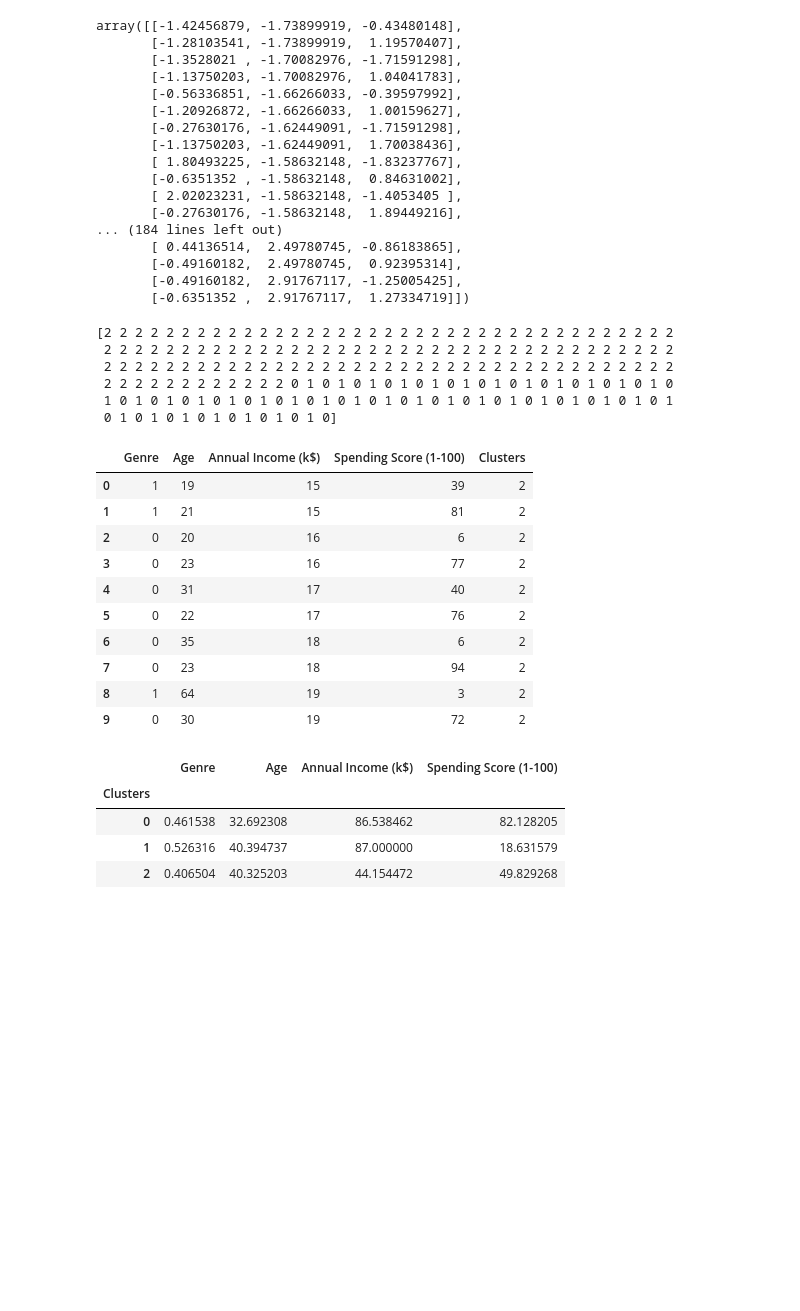
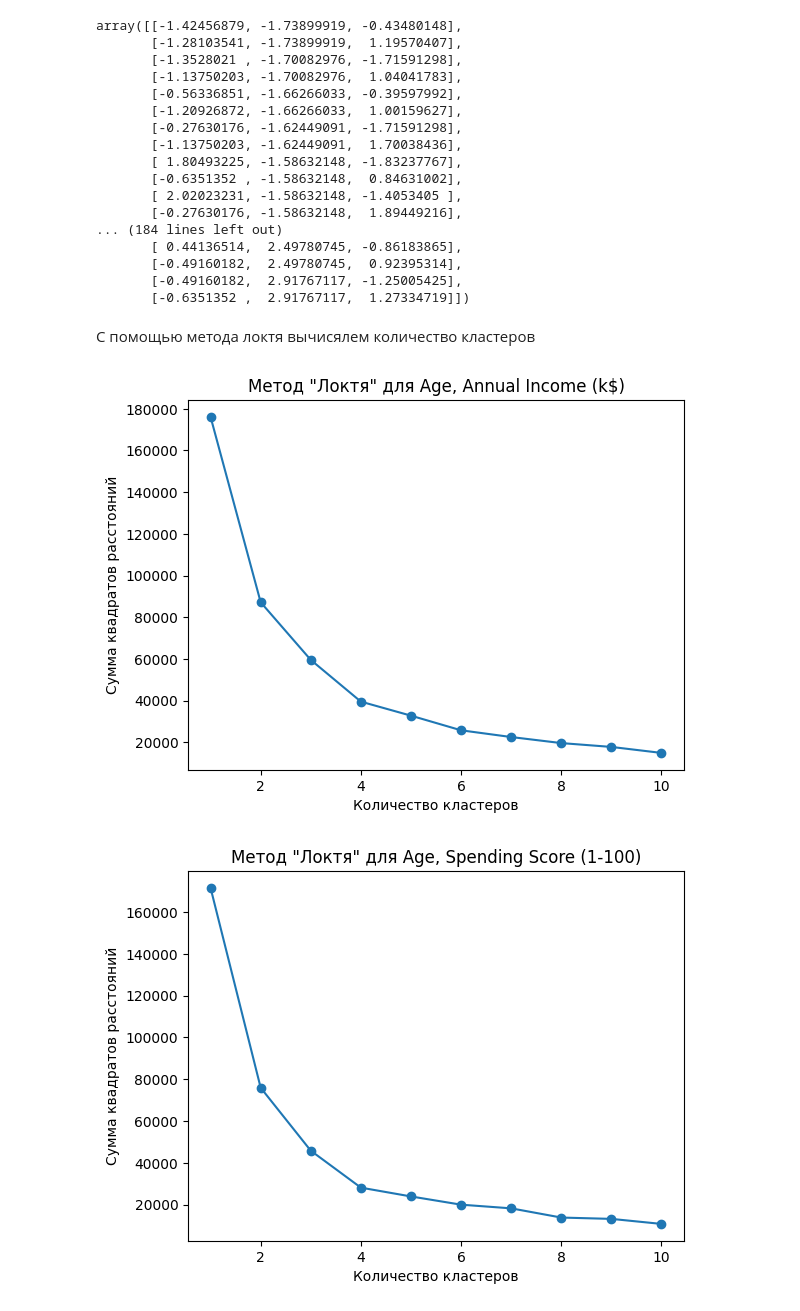
Before and after one commit to Maksonchiks/mesto, a Jupyter notebook: clust.ipynb, the cells around one changed output. Saved outputs shown, nothing was run; the diff lists cells and outputs as text; code cells hidden in the pictures; blank space fills up the shorter version.

```diff
--- a/clust.ipynb
+++ b/clust.ipynb
@@ -159,40 +186,24 @@ array([[-1.42456879, -1.73899919, -0.43480148],
        [-0.49160182,  2.49780745,  0.92395314],
        [-0.49160182,  2.91767117, -1.25005425],
        [-0.6351352 ,  2.91767117,  1.27334719]])
-# %%
-from sklearn.cluster import KMeans
-clusters = 3
-k_means = KMeans(init='k-means++', n_clusters=clusters, n_init=12)
-k_means.fit(X)
-labels = k_means.labels_
-print(labels)
-# %% [output]
-[2 2 2 2 2 2 2 2 2 2 2 2 2 2 2 2 2 2 2 2 2 2 2 2 2 2 2 2 2 2 2 2 2 2 2 2 2
- 2 2 2 2 2 2 2 2 2 2 2 2 2 2 2 2 2 2 2 2 2 2 2 2 2 2 2 2 2 2 2 2 2 2 2 2 2
- 2 2 2 2 2 2 2 2 2 2 2 2 2 2 2 2 2 2 2 2 2 2 2 2 2 2 2 2 2 2 2 2 2 2 2 2 2
- 2 2 2 2 2 2 2 2 2 2 2 2 0 1 0 1 0 1 0 1 0 1 0 1 0 1 0 1 0 1 0 1 0 1 0 1 0
- 1 0 1 0 1 0 1 0 1 0 1 0 1 0 1 0 1 0 1 0 1 0 1 0 1 0 1 0 1 0 1 0 1 0 1 0 1
- 0 1 0 1 0 1 0 1 0 1 0 1 0 1 0]
-# %%
-df['Clusters'] = labels
-df.head(10)
-# %% [output]
-|  | Genre | Age | Annual Income (k$) | Spending Score (1-100) | Clusters |
-| 0 | 1 | 19 | 15 | 39 | 2 |
-| 1 | 1 | 21 | 15 | 81 | 2 |
-| 2 | 0 | 20 | 16 | 6 | 2 |
-| 3 | 0 | 23 | 16 | 77 | 2 |
-| 4 | 0 | 31 | 17 | 40 | 2 |
-| 5 | 0 | 22 | 17 | 76 | 2 |
-| 6 | 0 | 35 | 18 | 6 | 2 |
-| 7 | 0 | 23 | 18 | 94 | 2 |
-| 8 | 1 | 64 | 19 | 3 | 2 |
-| 9 | 0 | 30 | 19 | 72 | 2 |
-# %%
-df.groupby('Clusters').mean()
-# %% [output]
-|  | Genre | Age | Annual Income (k$) | Spending Score (1-100) |
-| Clusters |  |  |  |  |
-| 0 | 0.461538 | 32.692308 | 86.538462 | 82.128205 |
-| 1 | 0.526316 | 40.394737 | 87.000000 | 18.631579 |
-| 2 | 0.406504 | 40.325203 | 44.154472 | 49.829268 |
+# %% [markdown]
+С помощью метода локтя вычисялем количество кластеров
+# %%
+from sklearn.cluster import KMeans
+column = df.columns[1:]
+for i in range(len(column)):
+    for j in range(i + 1, len(column)):
+        dta = df[[column[i], column[j]]]
+        sse = []
+        for k in range(1, 11):
+            kmeans = KMeans(n_clusters=k, random_state=42)
+            kmeans.fit(dta)
+            sse.append(kmeans.inertia_)
+        plt.plot(range(1, 11), sse, marker='o')
+        plt.title(f'Метод "Локтя" для {column[i]}, {column[j]}')
+        plt.xlabel('Количество кластеров')
+        plt.ylabel('Сумма квадратов расстояний')
+        plt.show()
+# %% [output]
+[figure, added]
+[figure, added]
```
Also changed, not shown: parts of 23 cells of this notebook.
